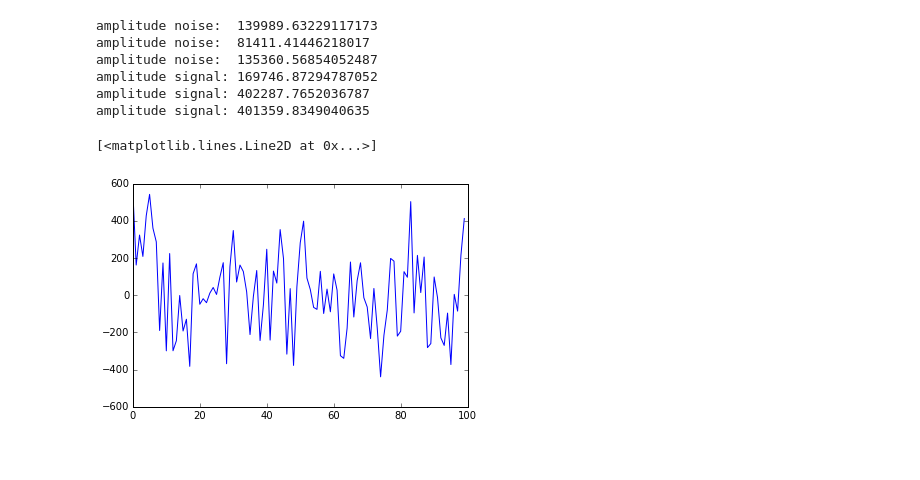
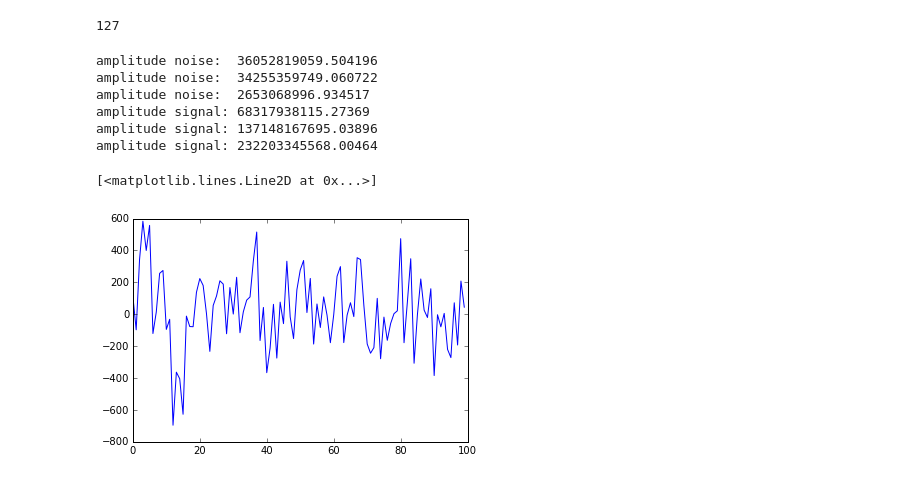
Before and after one commit to niccokunzmann/positioning_system, a Jupyter notebook: signal_detection.ipynb, the cells around one changed output. Drawn from its saved outputs; the diff is of its cells as text; code cells hidden in the pictures.

Commit message:
kann signale rausfinden

```diff
--- a/signal_detection.ipynb
+++ b/signal_detection.ipynb
@@ -9,18 +9,19 @@ import random
 N = 20
 signal_sin = [int(math.sin(i / N * math. pi * 2) * 127) for i in range(N)]
 signal_cos = [int(math.cos(i / N * math. pi * 2) * 127) for i in range(N)]
+max(signal_sin)
+# %% [output]
+127
 # %%
-gitter = 4
-
-def noise():
+def noise(gitter):
     return random.gauss(10, gitter)
 
-def generate_signal():
+def generate_signal(gitter = 0):
     while 1:
-        value = yield noise()
+        value = yield noise(gitter)
         if value:
             for v in signal_sin:
-                yield noise() + v * value
+                yield noise(gitter) + v * value
 # %%
 def detect_signal(signal_stream):
     v_sin = 0
@@ -29,31 +30,30 @@ def detect_signal(signal_stream):
         stream_value = next(signal_stream)
         v_sin += stream_value * s_sin
         v_cos += stream_value * s_cos
-    amplitude = math.sqrt(v_sin * v_sin + v_cos * v_cos)
+    amplitude = (v_sin * v_sin + v_cos * v_cos)
     return amplitude
 # %%
-signal = generate_signal()
+signal = generate_signal(200)
 
-gitter = 200
 for i in range(3):
     print('amplitude noise:  {}'.format(detect_signal(signal)))
 
 for i in range(3):
     signal.send(i + 1)
     print('amplitude signal: {}'.format(detect_signal(signal)))
 
 
 signal.send(i + 1)
 plt.plot([next(signal) for i in range(100)])
 # %% [output]
-amplitude noise:  139989.63229117173
-amplitude noise:  81411.41446218017
-amplitude noise:  135360.56854052487
-amplitude signal: 169746.87294787052
-amplitude signal: 402287.7652036787
-amplitude signal: 401359.8349040635
+amplitude noise:  36052819059.504196
+amplitude noise:  34255359749.060722
+amplitude noise:  2653068996.934517
+amplitude signal: 68317938115.27369
+amplitude signal: 137148167695.03896
+amplitude signal: 232203345568.00464
 [<matplotlib.lines.Line2D at 0x...>]
-[figure, old version]
+[figure, new version]
 # %%
 def detect_signal_stream(signal_stream):
     signals = [0] * len(signal_sin)
```
Also changed, not shown: parts of 7 cells of this notebook.
